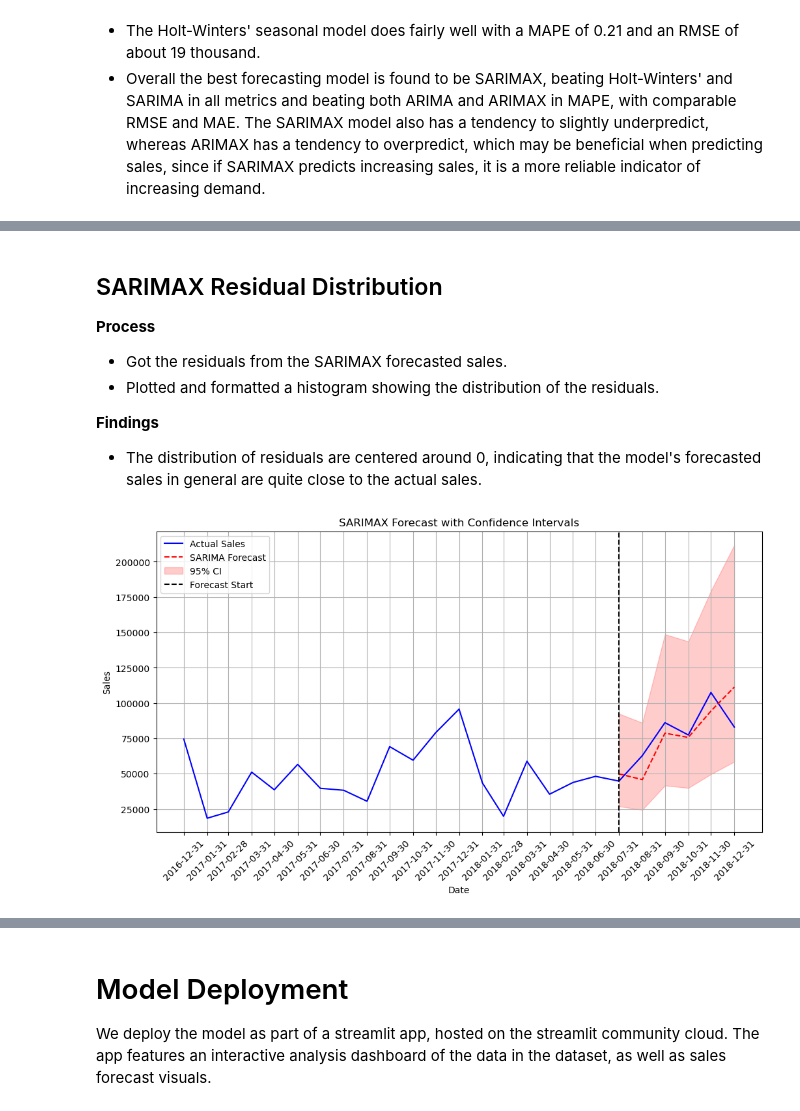
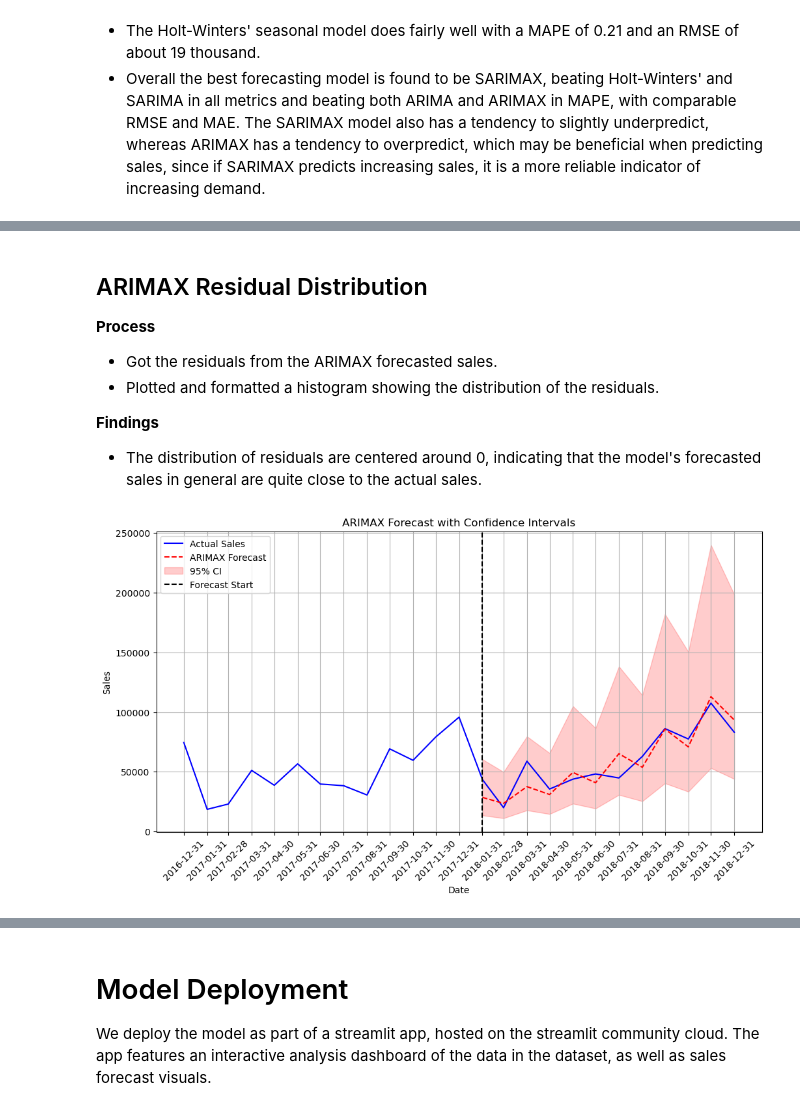
Before and after one commit to LucasHoffSchmidt/Superstore_Time_Series_Sales_Forecasting, a Jupyter notebook: sales_forecast.ipynb, the cells around one changed output, grey strips where cells are left out. Drawn from its saved outputs; the diff is of its cells as text; code cells hidden in the pictures.

```diff
--- a/sales_forecast.ipynb
+++ b/sales_forecast.ipynb
@@ -542,14 +542,14 @@ Text(0.5, 1.0, 'Numerical Correlation between Timebased Features')
 sales_df_final["Date by Month"] = sales_df_final["Order Date"].dt.to_period("M").dt.to_timestamp(how="end").dt.normalize()
 
 # Aggregating daily sales to monthly sales
-monthly_sales = sales_df_final.groupby("Date by Month")[["Sales"]].sum()
+sales_monthly = sales_df_final.groupby("Date by Month")[["Sales"]].sum()
 
 # Using winsorization to cap extreme outliers to the 99th quantile of sales
-upper_limit = monthly_sales["Sales"].quantile(0.99)
-monthly_sales["Sales"] = monthly_sales["Sales"].clip(upper=upper_limit)
+upper_limit = sales_monthly["Sales"].quantile(0.99)
+sales_monthly["Sales"] = sales_monthly["Sales"].clip(upper=upper_limit)
 
 # Reducing skewness of data to prepare it for statistical modeling
-monthly_sales["Log Sales"] = np.log1p(monthly_sales["Sales"])
+sales_monthly["Log Sales"] = np.log1p(sales_monthly["Sales"])
 
 # Numerical features that maximize model performance
 num_features = ["Month", "Months Elapsed"]
@@ -562,15 +562,15 @@ X_monthly = selected_features_agg
 
 # Selecting historical sales data to display
 months_to_show = 24
-historical_sales = monthly_sales[monthly_sales.index >= (monthly_sales.index.max() - pd.DateOffset(months=months_to_show))]
+historical_sales = sales_monthly[sales_monthly.index >= (sales_monthly.index.max() - pd.DateOffset(months=months_to_show))]
 
 # Making data preparation function
-def prepare_data(monthly_sales, X_monthly=None, forecast_horizon=6):
+def prepare_data(sales_monthly, X_monthly=None, forecast_horizon=12):
     # Getting the logged sales for the training period
-    y_log_train = monthly_sales["Log Sales"].iloc[:-forecast_horizon]
+    y_log_train = sales_monthly["Log Sales"].iloc[:-forecast_horizon]
 
     # Getting the true sales for the forecasting horizon
-    y_true = monthly_sales["Sales"].iloc[-forecast_horizon:]
+    y_true = sales_monthly["Sales"].iloc[-forecast_horizon:]
 
     # Splitting exogenous variables into training and testing
     if X_monthly is not None:
@@ -583,7 +583,7 @@ def prepare_data(monthly_sales, X_monthly=None, forecast_horizon=6):
     return y_log_train, y_true, X_train, X_test, forecast_horizon
 
 # Preparing data
-y_log_train, y_true, X_train, X_test, forecast_horizon = prepare_data(monthly_sales, X_monthly, forecast_horizon=6)
+y_log_train, y_true, X_train, X_test, forecast_horizon = prepare_data(sales_monthly, X_monthly, forecast_horizon=12)
 # %%
 # Creating a function to make evaluation metrics for a given model
 def evaluate_model(model_name, y_true, y_pred):
@@ -897,33 +891,33 @@ plt.show()
 # %% [markdown]
-## SARIMAX Residual Distribution
+## ARIMAX Residual Distribution
 **Process**
-- Got the residuals from the SARIMAX forecasted sales.
+- Got the residuals from the ARIMAX forecasted sales.
 - Plotted and formatted a histogram showing the distribution of the residuals.
 
 **Findings**
 - The distribution of residuals are centered around 0, indicating that the model's forecasted sales in general are quite close to the actual sales.
 # %%
-# Getting the SARIMAX model's forecast with a 95% confidence interval
+# Getting the ARIMAX model's forecast with a 95% confidence interval
 # Getting forecast and confidence interval values
-forecast, conf_int = sarimax_model.predict(n_periods=forecast_horizon, X=X_test, return_conf_int=True)
+forecast, conf_int = arimax_model.predict(n_periods=forecast_horizon, X=X_test, return_conf_int=True)
 forecast = np.expm1(forecast)
 conf_int = np.expm1(conf_int)
 
 # Plotting the forecast
 plt.figure(figsize=(12, 6))
 plt.plot(historical_sales.index, historical_sales["Sales"], label="Actual Sales", color="blue")
-plt.plot(y_true.index, forecast, label="SARIMA Forecast", color="red", linestyle="--")
+plt.plot(y_true.index, forecast, label="ARIMAX Forecast", color="red", linestyle="--")
 plt.fill_between(X_test.index, conf_int[:, 0], conf_int[:, 1], color="red", alpha=0.2, label="95% CI")
 plt.axvline(y_true.index[0], color="black", linestyle="--", label="Forecast Start")
 
 # Formatting plot
-plt.title("SARIMAX Forecast with Confidence Intervals")
+plt.title("ARIMAX Forecast with Confidence Intervals")
 plt.xlabel("Date")
 plt.xticks(historical_sales.index, rotation=45)
 plt.ylabel("Sales")
 plt.legend()
 plt.grid(True)
 plt.show()
 # %% [output]
-[figure, old version]
+[figure, new version]
 # %% [markdown]
```
Also changed, not shown: parts of 18 cells of this notebook.
